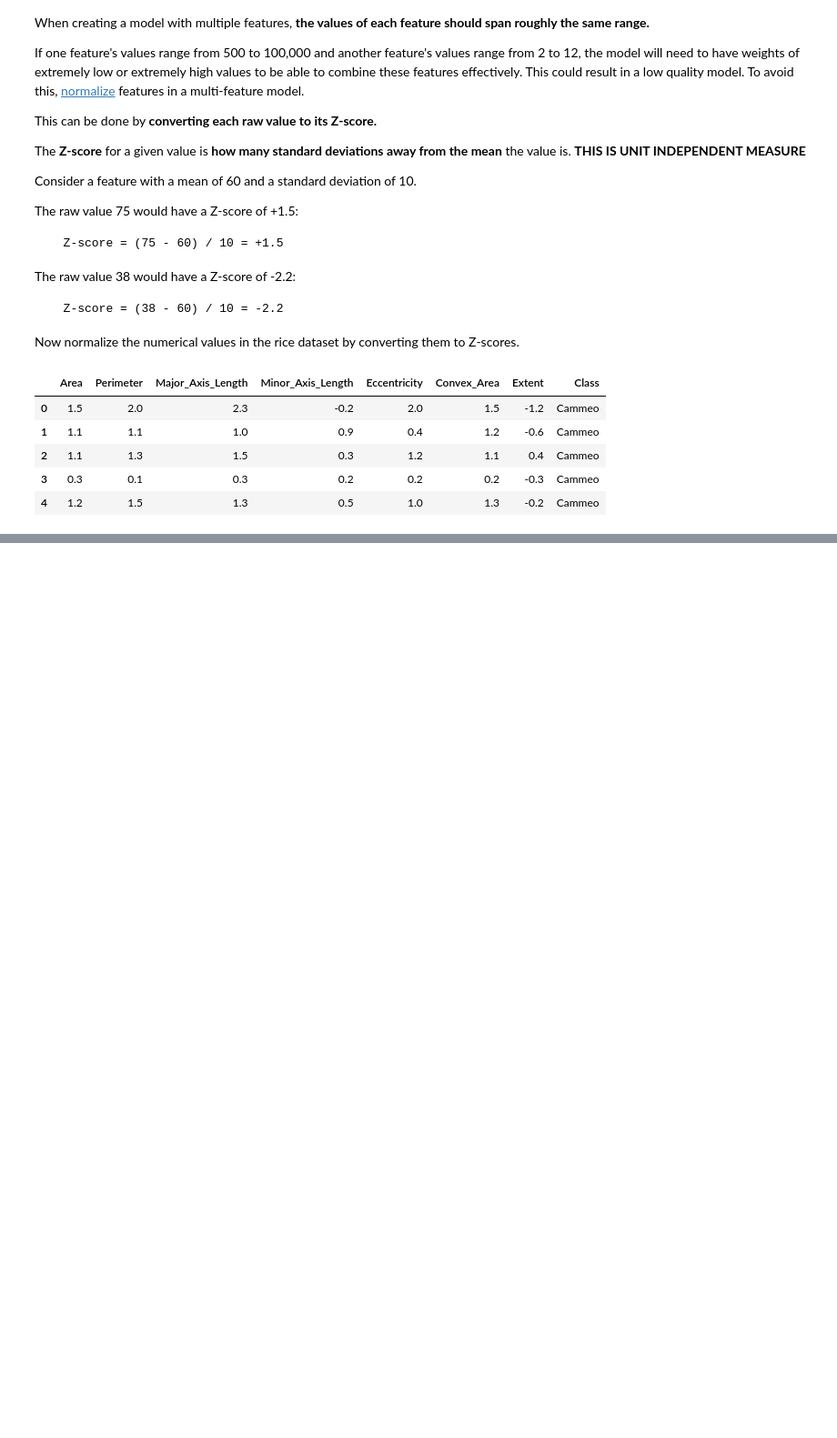
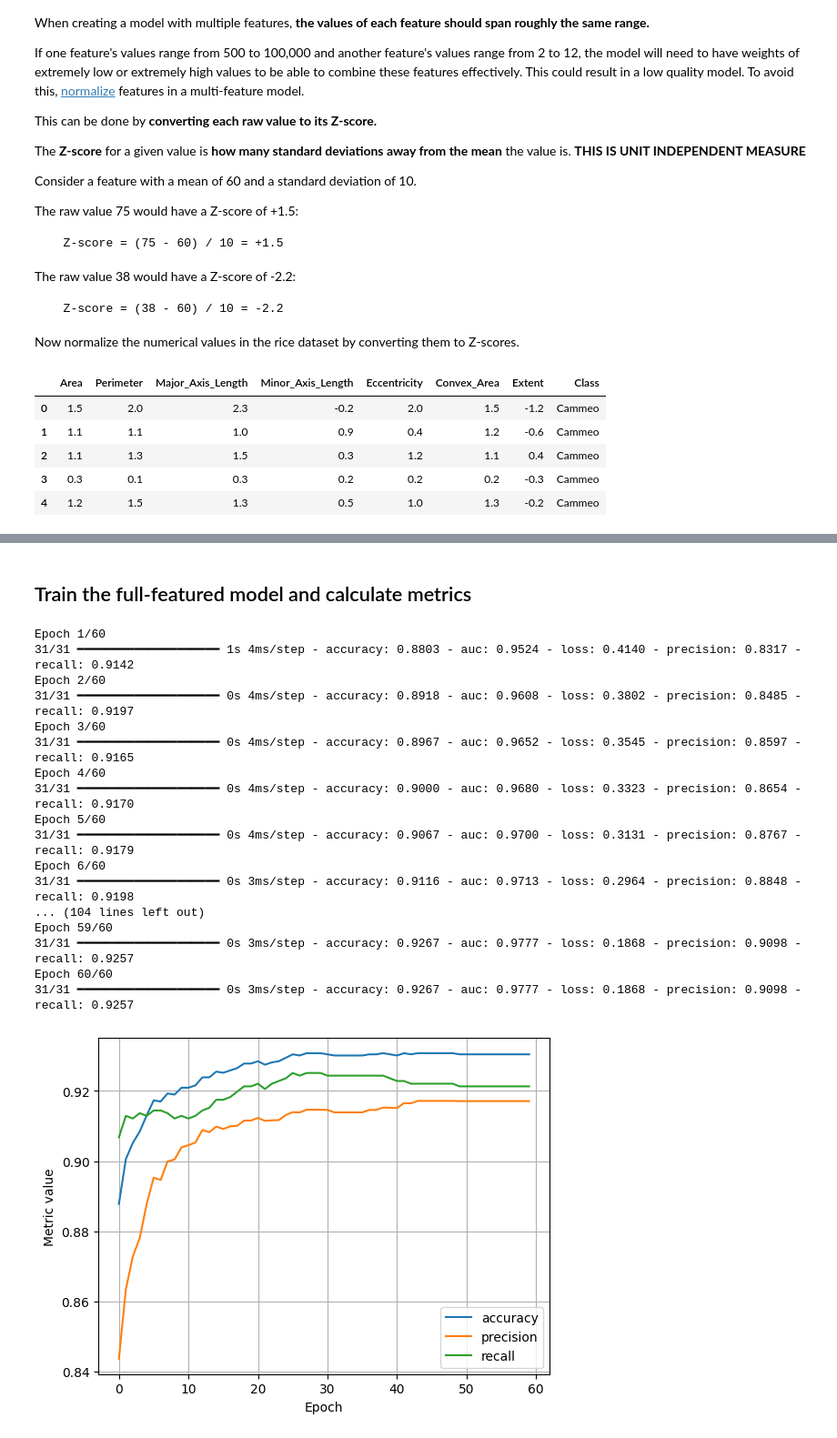
Before and after one commit to fotomain/py_labs_ai_crash_course, a Jupyter notebook: classification1-1.ipynb, the cells around one changed output, grey strips where cells are left out. Shown at 91% size. Saved outputs shown, nothing was run; the diff lists cells and outputs as text; code cells hidden in the pictures; blank space fills up the shorter version.

```diff
--- a/classification1-1.ipynb
+++ b/classification1-1.ipynb
@@ -225,0 +464,77 @@ normalized_dataset.head()
+# %%
+#@title Solution
+# Features used to train the model on.
+# Specify all features.
+all_input_features = [
+  'Eccentricity',
+  'Major_Axis_Length',
+  'Minor_Axis_Length',
+  'Area',
+  'Convex_Area',
+  'Perimeter',
+  'Extent',
+]
+# %% [markdown]
+## Train the full-featured model and calculate metrics
+# %%
+settings_all_features = ml_edu.experiment.ExperimentSettings(
+    learning_rate=0.001,
+    number_epochs=60,
+    batch_size=100,
+    classification_threshold=0.5,
+    input_features=all_input_features,
+)
+
+# Modify the following definition of METRICS to generate
+# not only accuracy and precision, but also recall:
+metrics = [
+    keras.metrics.BinaryAccuracy(
+        name='accuracy',
+        threshold=settings_all_features.classification_threshold,
+    ),
+    keras.metrics.Precision(
+        name='precision',
+        thresholds=settings_all_features.classification_threshold,
+    ),
+    keras.metrics.Recall(
+        name='recall', thresholds=settings_all_features.classification_threshold
+    ),
+    keras.metrics.AUC(num_thresholds=100, name='auc'),
+]
+
+# Establish the model's topography.
+model_all_features = create_model(settings_all_features, metrics)
+
+# Train the model on the training set.
+experiment_all_features = train_model(
+    'all features',
+    model_all_features,
+    train_features,
+    train_labels,
+    settings_all_features,
+)
+
+# Plot metrics vs. epochs
+ml_edu.results.plot_experiment_metrics(
+    experiment_all_features, ['accuracy', 'precision', 'recall']
+)
+ml_edu.results.plot_experiment_metrics(experiment_all_features, ['auc'])
+# %% [output]
+Epoch 1/60
+31/31 ━━━━━━━━━━━━━━━━━━━━ 1s 4ms/step - accuracy: 0.8803 - auc: 0.9524 - loss: 0.4140 - precision: 0.8317 - recall: 0.9142
+Epoch 2/60
+31/31 ━━━━━━━━━━━━━━━━━━━━ 0s 4ms/step - accuracy: 0.8918 - auc: 0.9608 - loss: 0.3802 - precision: 0.8485 - recall: 0.9197
+Epoch 3/60
+31/31 ━━━━━━━━━━━━━━━━━━━━ 0s 4ms/step - accuracy: 0.8967 - auc: 0.9652 - loss: 0.3545 - precision: 0.8597 - recall: 0.9165
+Epoch 4/60
+31/31 ━━━━━━━━━━━━━━━━━━━━ 0s 4ms/step - accuracy: 0.9000 - auc: 0.9680 - loss: 0.3323 - precision: 0.8654 - recall: 0.9170
+Epoch 5/60
+31/31 ━━━━━━━━━━━━━━━━━━━━ 0s 4ms/step - accuracy: 0.9067 - auc: 0.9700 - loss: 0.3131 - precision: 0.8767 - recall: 0.9179
+Epoch 6/60
+31/31 ━━━━━━━━━━━━━━━━━━━━ 0s 3ms/step - accuracy: 0.9116 - auc: 0.9713 - loss: 0.2964 - precision: 0.8848 - recall: 0.9198
+... (104 lines left out)
+Epoch 59/60
+31/31 ━━━━━━━━━━━━━━━━━━━━ 0s 3ms/step - accuracy: 0.9267 - auc: 0.9777 - loss: 0.1868 - precision: 0.9098 - recall: 0.9257
+Epoch 60/60
+31/31 ━━━━━━━━━━━━━━━━━━━━ 0s 3ms/step - accuracy: 0.9267 - auc: 0.9777 - loss: 0.1868 - precision: 0.9098 - recall: 0.9257
+[figure, added]
```
Also changed, not shown: parts of 18 cells of this notebook.
